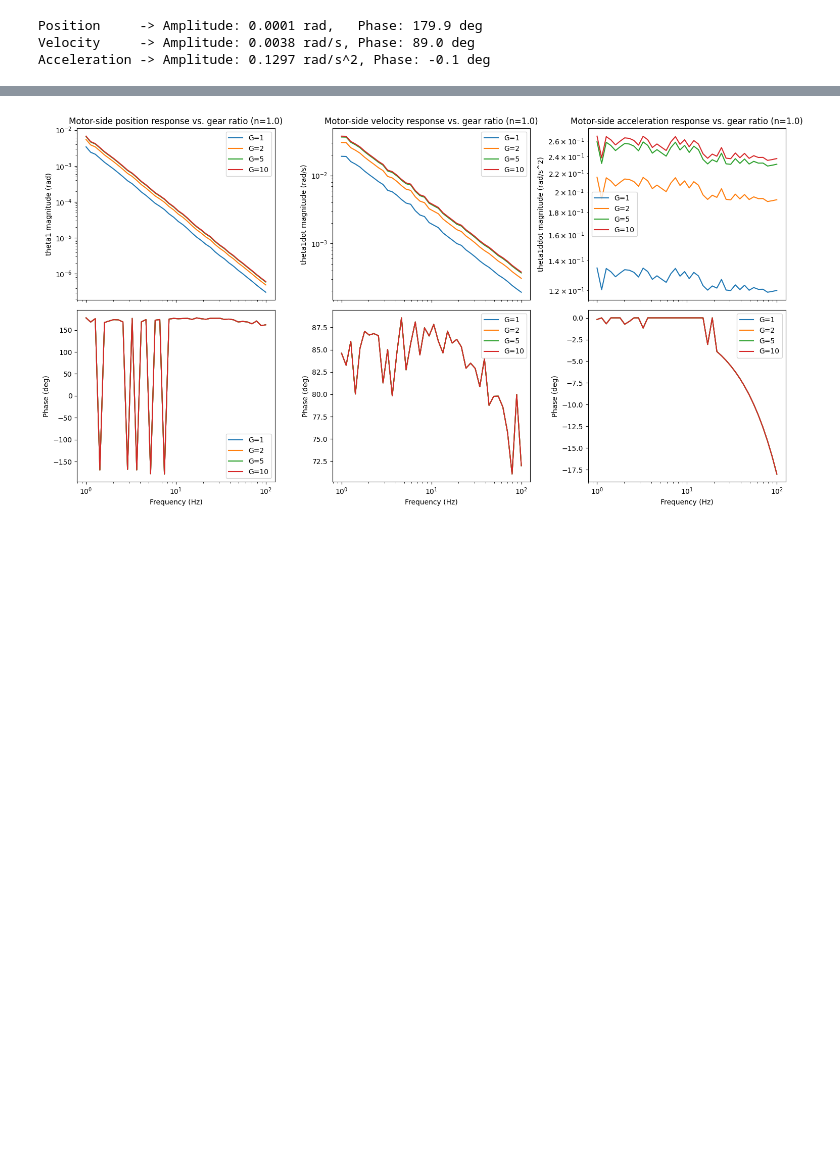
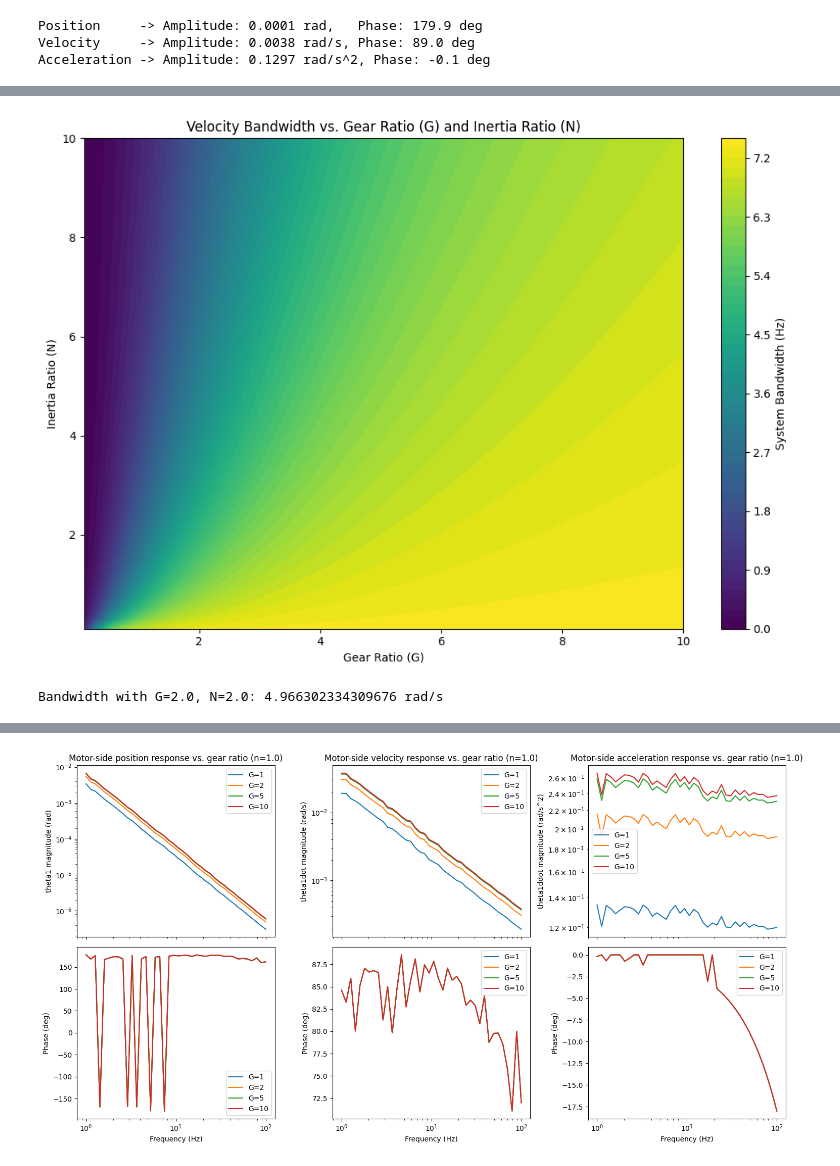
Before and after one commit to gregaiosa/1DOF_Gripper, a Jupyter notebook: dynamics.ipynb, the cells around one changed output, grey strips where cells are left out. Drawn from its saved outputs; the diff is of its cells as text; code cells hidden in the pictures; blank space fills up the shorter version.

```diff
--- a/dynamics.ipynb
+++ b/dynamics.ipynb
@@ -285,0 +457,69 @@ freq_sweep = np.logspace(0, 2, 40)  # 1-100 Hz
+# %%
+import numpy as np
+import scipy.signal as signal
+import matplotlib.pyplot as plt
+
+def calculate_bandwidth(G, N, J_cap=3.63199e-5, Kd=0.0017):
+    """
+    Calculates the analytical -3dB bandwidth (in Hz)
+    for a given gear ratio (G) and inertia ratio (N).
+    """
+    J_eq = J_cap * (G**2 + N)
+    Kd_eq = Kd * G**2
+
+    # Velocity transfer function: H_vel(s) = 1 / (J_eq*s + Kd_eq)
+    sys_vel = signal.TransferFunction([1], [J_eq, Kd_eq])
+
+    # High-resolution frequency array (rad/s)
+    w = np.logspace(-3, 4, 5000)
+    w, mag, phase = signal.bode(sys_vel, w)
+
+    # -3 dB threshold from DC gain (low-frequency reference)
+    dc_gain_db = mag[0]
+    threshold_db = dc_gain_db - 3.0103
+
+    # Interpolate to find the exact crossing frequency
+    bandwidth_rads = np.interp(threshold_db, mag[::-1], w[::-1])
+    bandwidth_hz = bandwidth_rads / (2 * np.pi)
+
+    return bandwidth_hz
+
+# 1. Define the ranges of G and N you want to evaluate
+# Using more points (e.g., 50) creates a smoother heatmap
+G_values = np.linspace(0.1, 10.0, 50)
+N_values = np.linspace(0.1, 10.0, 50)
+
+# 2. Create a 2D matrix to store the results
+bw_matrix = np.zeros((len(N_values), len(G_values)))
+
+# 3. Loop through all combinations of G and N
+for i, n in enumerate(N_values):
+    for j, g in enumerate(G_values):
+        bw_matrix[i, j] = calculate_bandwidth(g, n)
+
+# 4. Generate the Contour Plot (Heatmap)
+fig, ax = plt.subplots(figsize=(10, 7))
+
+# Create meshgrid for plotting axes
+G_grid, N_grid = np.meshgrid(G_values, N_values)
+
+# Plot the surface
+contour = ax.contourf(G_grid, N_grid, bw_matrix, levels=50, cmap='viridis')
+cbar = fig.colorbar(contour)
+cbar.set_label('System Bandwidth (Hz)')
+
+# Formatting
+ax.set_title('Velocity Bandwidth vs. Gear Ratio (G) and Inertia Ratio (N)')
+ax.set_xlabel('Gear Ratio (G)')
+ax.set_ylabel('Inertia Ratio (N)')
+
+plt.tight_layout()
+plt.show()
+# %% [output]
+[figure, added]
+# %%
+G_test, N_test = 2.0, 2.0
+bw = calculate_bandwidth(G_test, N_test)
+print(f"Bandwidth with G={G_test}, N={N_test}: {bw} rad/s")
+# %% [output]
+Bandwidth with G=2.0, N=2.0: 4.966302334309676 rad/s
```
Also changed, not shown: parts of 13 cells of this notebook.
